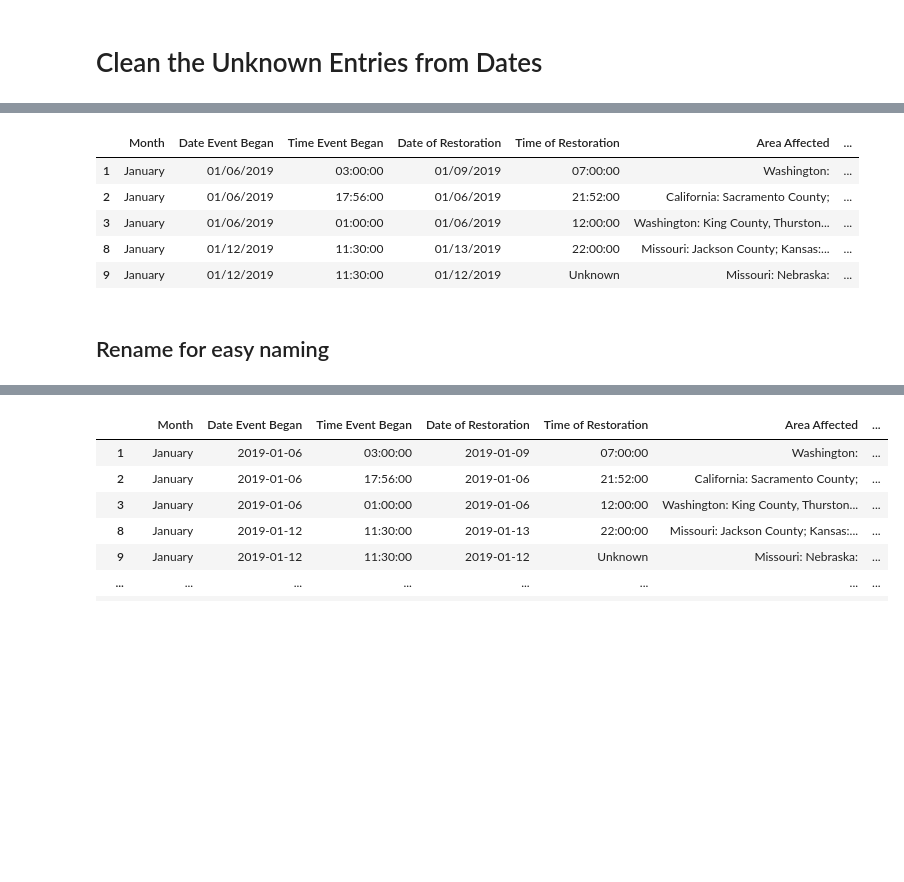
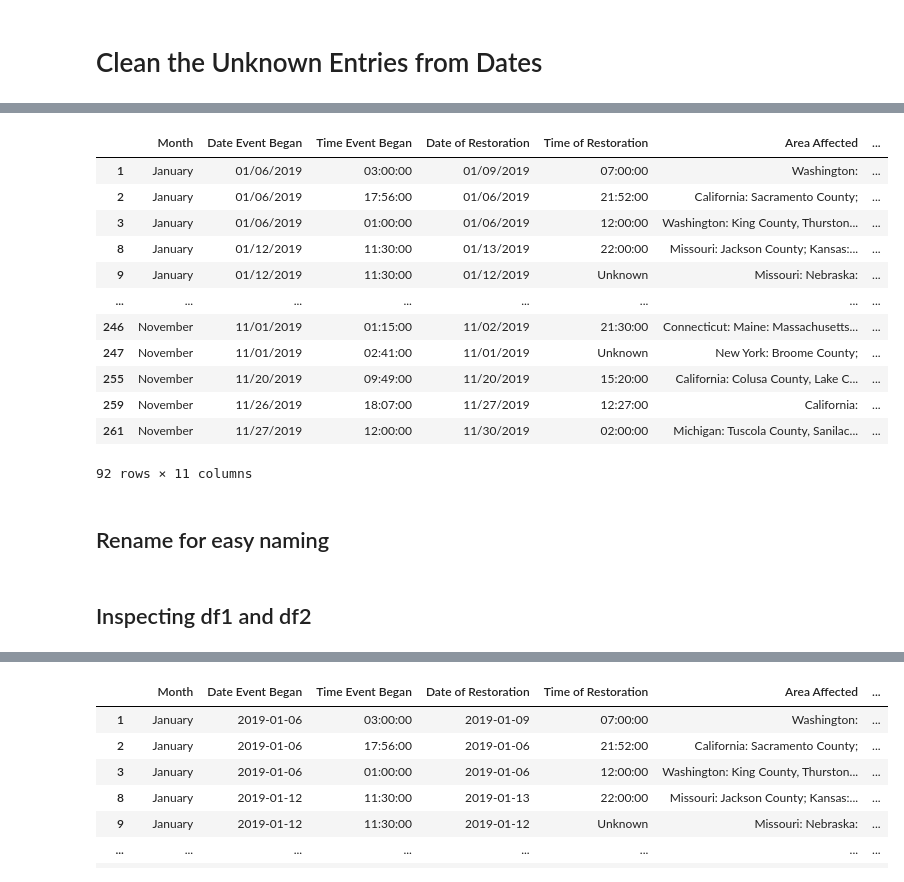
Before and after one commit to amourayuba/Power-Outage-Prediction, a Jupyter notebook: codes/Weather_Outage_Merge_Attempt_junaid.ipynb, the cells around one changed output, grey strips where cells are left out. Cells and saved outputs as stored; diff of their text form; code cells hidden in the pictures; blank space fills up the shorter version.

```diff
--- a/codes/Weather_Outage_Merge_Attempt_junaid.ipynb
+++ b/codes/Weather_Outage_Merge_Attempt_junaid.ipynb
@@ -76,7 +89,8 @@ sev_weather_power_2019.head()
 # %% [markdown]
 # Clean the Unknown Entries from Dates
 # %%
-sev_weather_power_2019['Date of Restoration'].astype('str')
-sev_weather_power_2019['Area Affected'].astype('str')
-lightning_2019['county'].astype('str')
-lightning_2019['state'].astype('str')
+# convert to string datatype
+sev_weather_power_2019['Date of Restoration'] = sev_weather_power_2019['Date of Restoration'].astype(str)
+sev_weather_power_2019['Area Affected'] = sev_weather_power_2019['Area Affected'].astype(str)
+lightning_2019['county'] = lightning_2019['county'].astype(str)
+lightning_2019['state'] = lightning_2019['state'].astype(str)
@@ -99,13 +123,20 @@ sev_weather_power_2019_copy = sev_weather_power_2019.copy()
 sev_weather_power_2019_copy.loc[sev_weather_power_2019_copy['Date of Restoration'] == 'Unknown', 'Date of Restoration'] = sev_weather_power_2019_copy.loc[sev_weather_power_2019_copy['Date of Restoration'] == 'Unknown', 'Date Event Began']
 # %%
-sev_weather_power_2019_copy.head()
+sev_weather_power_2019_copy
 # %% [output]
 |  | Month | Date Event Began | Time Event Began | Date of Restoration | Time of Restoration | Area Affected | ... |
 | 1 | January | 01/06/2019 | 03:00:00 | 01/09/2019 | 07:00:00 | Washington: | ... |
 | 2 | January | 01/06/2019 | 17:56:00 | 01/06/2019 | 21:52:00 | California: Sacramento County; | ... |
 | 3 | January | 01/06/2019 | 01:00:00 | 01/06/2019 | 12:00:00 | Washington: King County, Thurston... | ... |
 | 8 | January | 01/12/2019 | 11:30:00 | 01/13/2019 | 22:00:00 | Missouri: Jackson County; Kansas:... | ... |
 | 9 | January | 01/12/2019 | 11:30:00 | 01/12/2019 | Unknown | Missouri: Nebraska: | ... |
+| ... | ... | ... | ... | ... | ... | ... | ... |
+| 246 | November | 11/01/2019 | 01:15:00 | 11/02/2019 | 21:30:00 | Connecticut: Maine: Massachusetts... | ... |
+| 247 | November | 11/01/2019 | 02:41:00 | 11/01/2019 | Unknown | New York: Broome County; | ... |
+| 255 | November | 11/20/2019 | 09:49:00 | 11/20/2019 | 15:20:00 | California: Colusa County, Lake C... | ... |
+| 259 | November | 11/26/2019 | 18:07:00 | 11/27/2019 | 12:27:00 | California: | ... |
+| 261 | November | 11/27/2019 | 12:00:00 | 11/30/2019 | 02:00:00 | Michigan: Tuscola County, Sanilac... | ... |
+92 rows × 11 columns
 # %% [markdown]
 ## Rename for easy naming
 # %%
@@ -116,3 +147,5 @@ df2 = sev_weather_power_2019_copy.copy()
 df1['#ZDAY'] = pd.to_datetime(df1['#ZDAY'], format='%Y%m%d')
 df2['Date Event Began'] = pd.to_datetime(df2['Date Event Began'], format='%m/%d/%Y')
 df2['Date of Restoration'] = pd.to_datetime(df2['Date of Restoration'], format='%m/%d/%Y')
+# %% [markdown]
+## Inspecting df1 and df2
```
Also changed, not shown: parts of 39 cells of this notebook, 2 other files.
